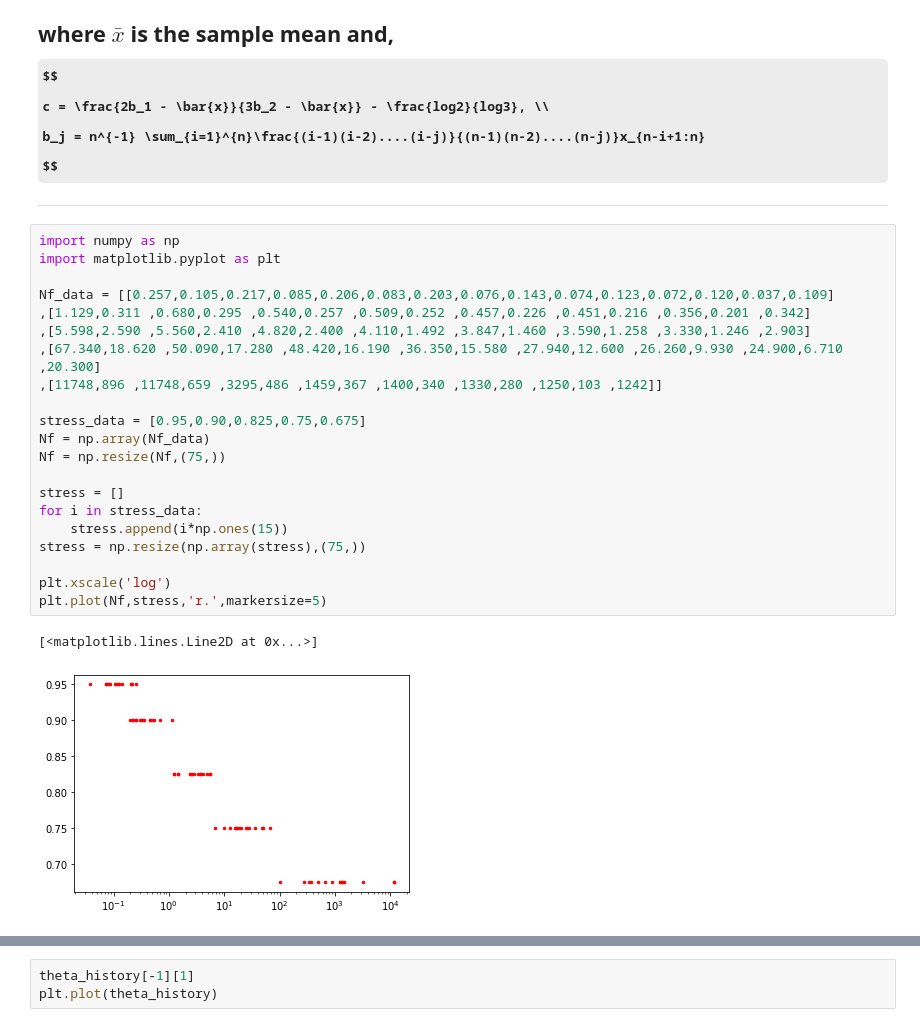
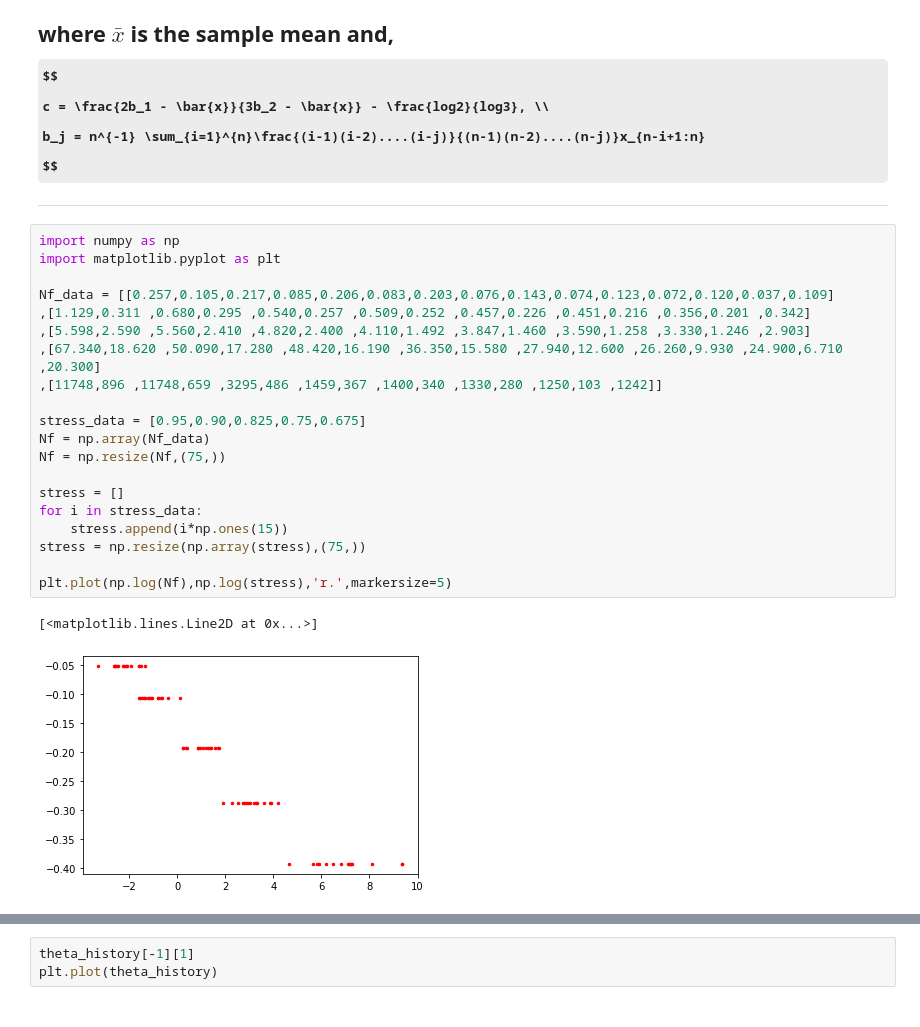
Before and after one commit to arpitvaghela/Fatigue-and-Fracture-Modeling-using-Probability, a Jupyter notebook: parameter_predic.ipynb, the cells around one changed output, grey strips where cells are left out. Drawn from its saved outputs; the diff is of its cells as text; some formulas as TeX source.

```diff
--- a/parameter_predic.ipynb
+++ b/parameter_predic.ipynb
@@ -178,24 +178,23 @@ $$
 # %%
 import numpy as np
 import matplotlib.pyplot as plt
 
 Nf_data = [[0.257,0.105,0.217,0.085,0.206,0.083,0.203,0.076,0.143,0.074,0.123,0.072,0.120,0.037,0.109]
 ,[1.129,0.311 ,0.680,0.295 ,0.540,0.257 ,0.509,0.252 ,0.457,0.226 ,0.451,0.216 ,0.356,0.201 ,0.342]
 ,[5.598,2.590 ,5.560,2.410 ,4.820,2.400 ,4.110,1.492 ,3.847,1.460 ,3.590,1.258 ,3.330,1.246 ,2.903]
 ,[67.340,18.620 ,50.090,17.280 ,48.420,16.190 ,36.350,15.580 ,27.940,12.600 ,26.260,9.930 ,24.900,6.710 ,20.300]
 ,[11748,896 ,11748,659 ,3295,486 ,1459,367 ,1400,340 ,1330,280 ,1250,103 ,1242]]
 
 stress_data = [0.95,0.90,0.825,0.75,0.675]
 Nf = np.array(Nf_data)
 Nf = np.resize(Nf,(75,))
 
 stress = []
 for i in stress_data:
     stress.append(i*np.ones(15))
 stress = np.resize(np.array(stress),(75,))
 
-plt.xscale('log')
-plt.plot(Nf,stress,'r.',markersize=5)
+plt.plot(np.log(Nf),np.log(stress),'r.',markersize=5)
 # %% [output]
 [<matplotlib.lines.Line2D at 0x...>]
-[figure, old version]
+[figure, new version]
```
Also changed, not shown: parts of 6 cells of this notebook, 1 other file.
